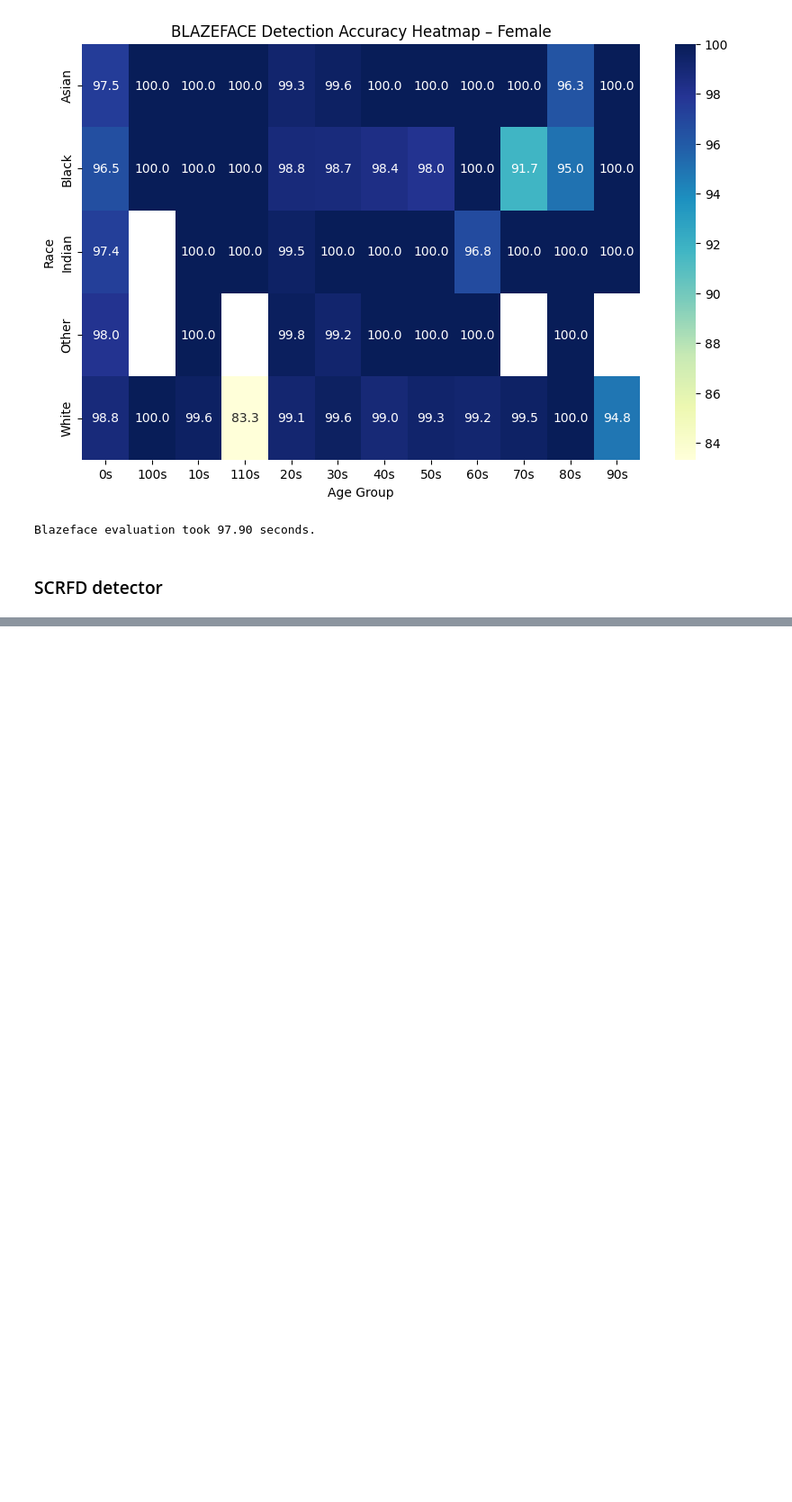
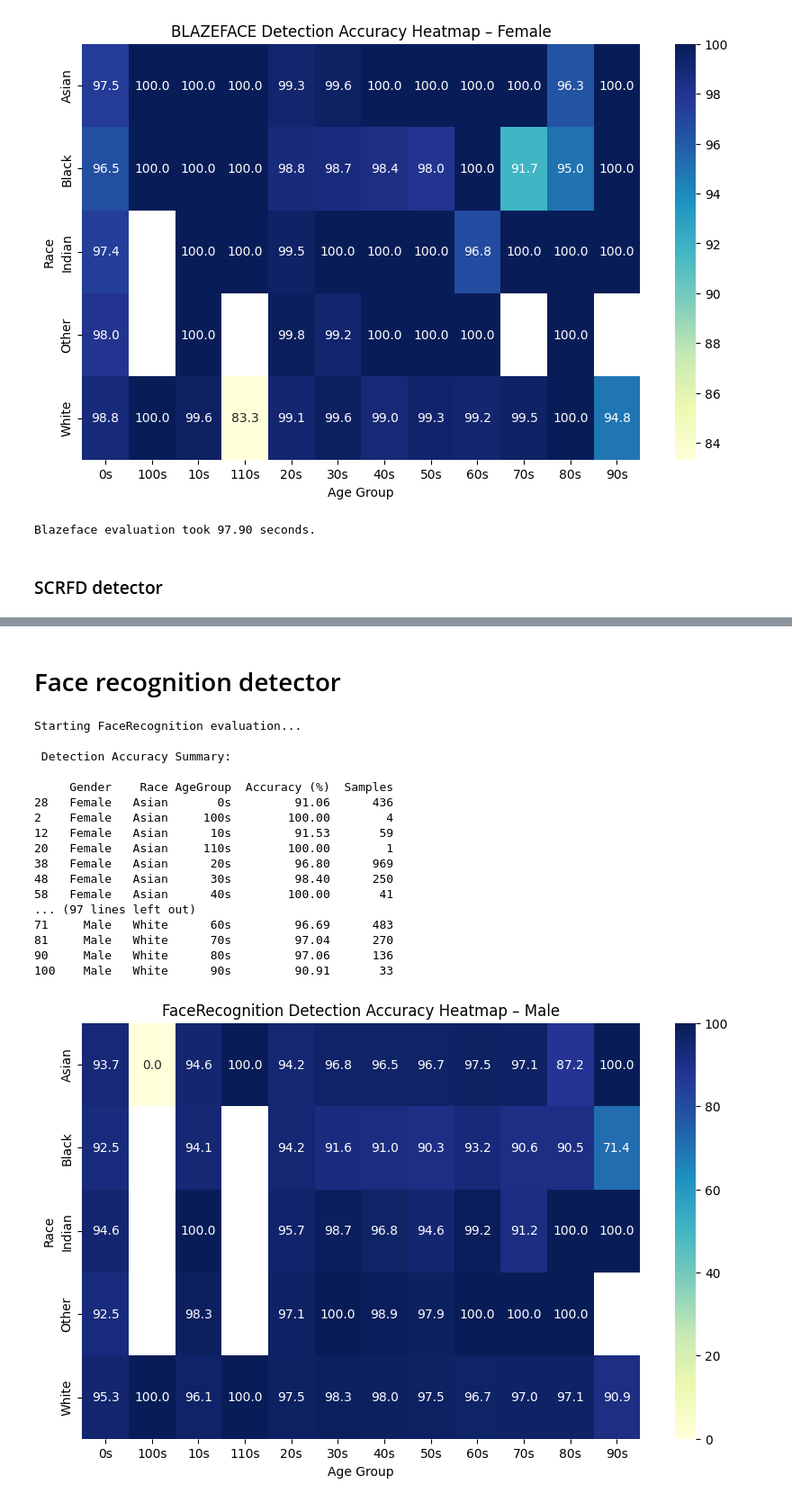
Before and after one commit to TriTueDang/proj, a Jupyter notebook: main.ipynb, the cells around one changed output, grey strips where cells are left out. Shown at 90% size. Cells and saved outputs as stored; diff of their text form; code cells hidden in the pictures; blank space fills up the shorter version.

Commit message:
evaluation of detectors

```diff
--- a/main.ipynb
+++ b/main.ipynb
@@ -145,0 +159,30 @@ SCRFD evaluation took 41.57 seconds.
+# %% [markdown]
+# Face recognition detector
+# %%
+start_time = time.time()
+detector_face = FaceRecognitionDetector()
+print("Starting FaceRecognition evaluation...")
+stats = evaluate(detector_face, dataset)
+# full result dataframe in results directory
+summarize_results(stats, 'FaceRecognition')
+end_time = time.time()
+print(f"FaceRecognition evaluation took {end_time - start_time:.2f} seconds.")
+# %% [output]
+Starting FaceRecognition evaluation...
+
+ Detection Accuracy Summary:
+
+     Gender    Race AgeGroup  Accuracy (%)  Samples
+28   Female   Asian       0s         91.06      436
+2    Female   Asian     100s        100.00        4
+12   Female   Asian      10s         91.53       59
+20   Female   Asian     110s        100.00        1
+38   Female   Asian      20s         96.80      969
+48   Female   Asian      30s         98.40      250
+58   Female   Asian      40s        100.00       41
+... (97 lines left out)
+71     Male   White      60s         96.69      483
+81     Male   White      70s         97.04      270
+90     Male   White      80s         97.06      136
+100    Male   White      90s         90.91       33
+[figure, added]
```
Also changed, not shown: parts of 5 cells of this notebook, 5 other files.
